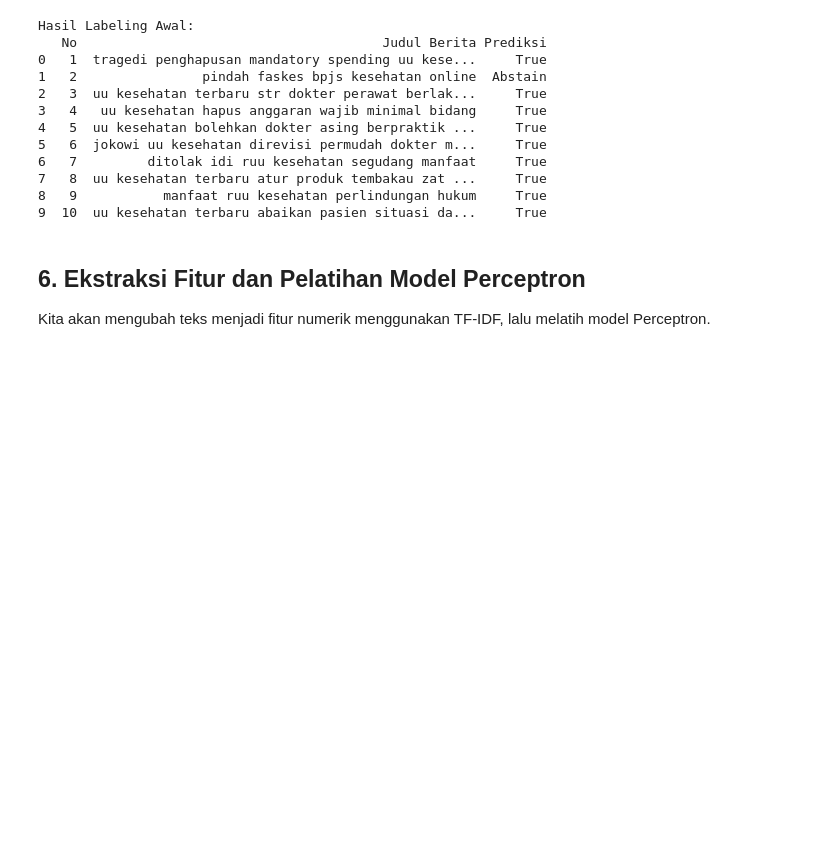
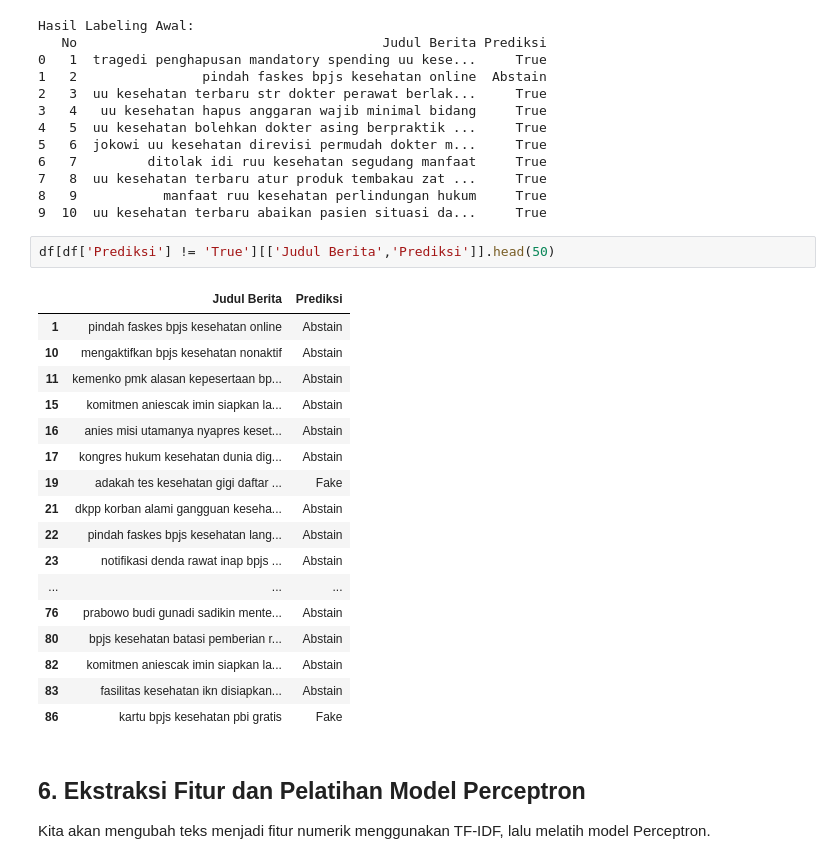
Before and after one commit to fico-aditama/fad_001_data_mining_fake_news, a Jupyter notebook: detect_fake_news_with_snorkel.ipynb, the cells around one changed output. Saved outputs shown, nothing was run; the diff lists cells and outputs as text; blank space fills up the shorter version.

```diff
--- a/detect_fake_news_with_snorkel.ipynb
+++ b/detect_fake_news_with_snorkel.ipynb
@@ -133,6 +133,26 @@ Hasil Labeling Awal:
 7   8  uu kesehatan terbaru atur produk tembakau zat ...     True
 8   9           manfaat ruu kesehatan perlindungan hukum     True
 9  10  uu kesehatan terbaru abaikan pasien situasi da...     True
+# %%
+df[df['Prediksi'] != 'True'][['Judul Berita','Prediksi']].head(50)
+# %% [output]
+|  | Judul Berita | Prediksi |
+| 1 | pindah faskes bpjs kesehatan online | Abstain |
+| 10 | mengaktifkan bpjs kesehatan nonaktif | Abstain |
+| 11 | kemenko pmk alasan kepesertaan bp... | Abstain |
+| 15 | komitmen aniescak imin siapkan la... | Abstain |
+| 16 | anies misi utamanya nyapres keset... | Abstain |
+| 17 | kongres hukum kesehatan dunia dig... | Abstain |
+| 19 | adakah tes kesehatan gigi daftar ... | Fake |
+| 21 | dkpp korban alami gangguan keseha... | Abstain |
+| 22 | pindah faskes bpjs kesehatan lang... | Abstain |
+| 23 | notifikasi denda rawat inap bpjs ... | Abstain |
+| ... | ... | ... |
+| 76 | prabowo budi gunadi sadikin mente... | Abstain |
+| 80 | bpjs kesehatan batasi pemberian r... | Abstain |
+| 82 | komitmen aniescak imin siapkan la... | Abstain |
+| 83 | fasilitas kesehatan ikn disiapkan... | Abstain |
+| 86 | kartu bpjs kesehatan pbi gratis | Fake |
 # %% [markdown]
 ## 6. Ekstraksi Fitur dan Pelatihan Model Perceptron
 Kita akan mengubah teks menjadi fitur numerik menggunakan TF-IDF, lalu melatih model Perceptron.
```
Also changed, not shown: parts of 2 cells of this notebook.
